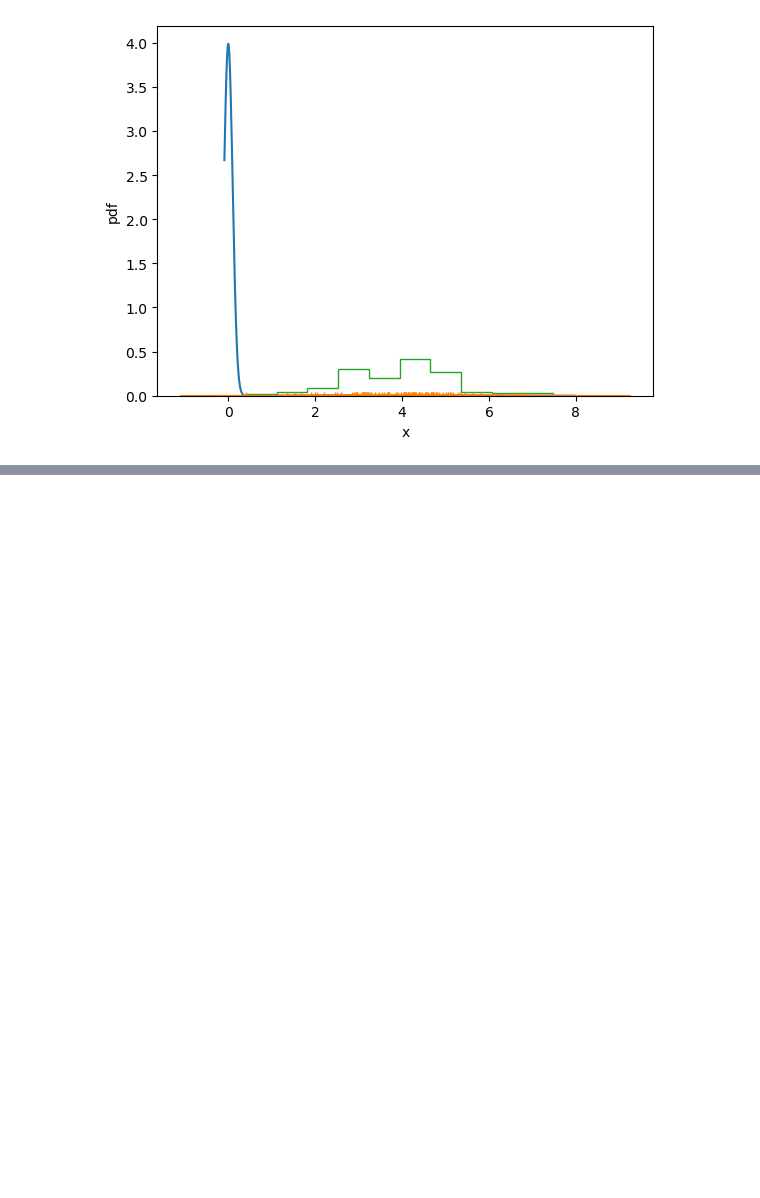
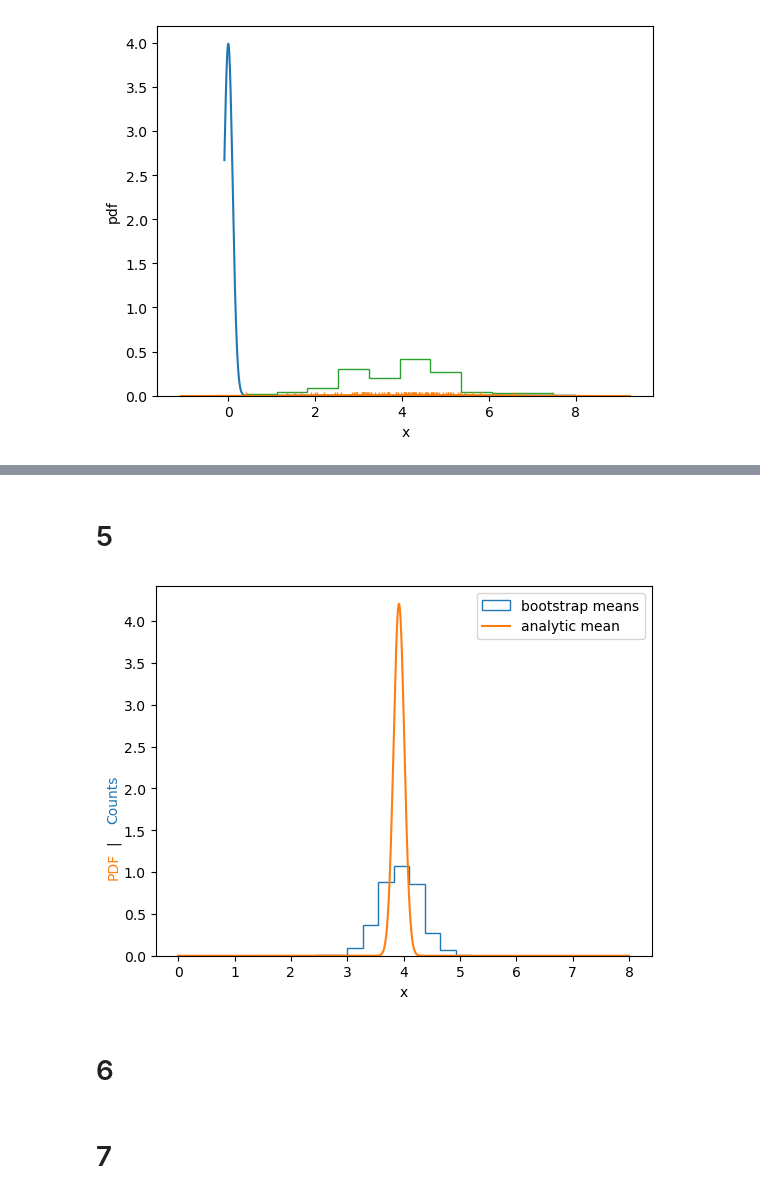
Before and after one commit to VanderbiltAstronomy/astr_8070_s24, a Jupyter notebook: coursework/student_folders/levi_schult/hws/vu_astr8070_s24_hw3.ipynb, the cells around one changed output, grey strips where cells are left out. Cells and saved outputs as stored; diff of their text form; code cells hidden in the pictures; blank space fills up the shorter version.

```diff
--- a/coursework/student_folders/levi_schult/hws/vu_astr8070_s24_hw3.ipynb
+++ b/coursework/student_folders/levi_schult/hws/vu_astr8070_s24_hw3.ipynb
@@ -141,0 +187,4 @@ chisq(bestfitmodel[0], bestfitmodel[1], data[:,0], data[:,1], plot=True);
+# %% [markdown]
+# 5
+# %%
+bts_data = bootstrapdata(data=data[:,0], uncert=data[:, 1])
@@ -141,0 +244,49 @@ chisq(bestfitmodel[0], bestfitmodel[1], data[:,0], data[:,1], plot=True);
+# %%
+# getting bootstrapped means and sigmas
+bootstrap_musig = bts_optimizer(bts_data, fn_name='hetgauss')
+# %%
+# LSS fancy plotting from https://stackoverflow.com/questions/33159134/matplotlib-y-axis-label-with-multiple-colors
+
+def multicolor_ylabel(ax,list_of_strings,list_of_colors,axis='x',anchorpad=0,**kw):
+    """this function creates axes labels with multiple colors
+    ax specifies the axes object where the labels should be drawn
+    list_of_strings is a list of all of the text items
+    list_if_colors is a corresponding list of colors for the strings
+    axis='x', 'y', or 'both' and specifies which label(s) should be drawn"""
+    from matplotlib.offsetbox import AnchoredOffsetbox, TextArea, HPacker, VPacker
+
+    # x-axis label
+    if axis=='x' or axis=='both':
+        boxes = [TextArea(text, textprops=dict(color=color, ha='left',va='bottom',**kw))
+                    for text,color in zip(list_of_strings,list_of_colors) ]
+        xbox = HPacker(children=boxes,align="center",pad=0, sep=5)
+        anchored_xbox = AnchoredOffsetbox(loc=3, child=xbox, pad=anchorpad,frameon=False,bbox_to_anchor=(0.2, -0.09),
+                                          bbox_transform=ax.transAxes, borderpad=0.)
+        ax.add_artist(anchored_xbox)
+
+    # y-axis label
+    if axis=='y' or axis=='both':
+        boxes = [TextArea(text, textprops=dict(color=color, ha='left',va='bottom',rotation=90,**kw))
+                     for text,color in zip(list_of_strings[::-1],list_of_colors) ]
+        ybox = VPacker(children=boxes,align="center", pad=0, sep=5)
+        anchored_ybox = AnchoredOffsetbox(loc=3, child=ybox, pad=anchorpad, frameon=False, bbox_to_anchor=(-0.10, 0.2),
+                                          bbox_transform=ax.transAxes, borderpad=0.)
+        ax.add_artist(anchored_ybox)
+# %%
+# LSS nice comparison plot
+xgrid = np.linspace(0, 8, 1000)
+ax = plt.subplot(111)
+ax.hist(bootstrap_musig[:, 0], density=True, histtype='step', label='bootstrap means')
+ax.plot(xgrid, scipy.stats.norm(datamean_an, datasigmu_an).pdf(xgrid), label='analytic mean')
+ax.legend()
+ax.set_xlabel('x')
+multicolor_ylabel(ax, ('PDF', '|', 'Counts'), ('C0', 'k', 'C1'), axis='y')
+
+
+#plt.ylabel('PDF', color='C1')
+# %% [output]
+[figure, added]
+# %% [markdown]
+# 6
+# %% [markdown]
+# 7
```
Also changed, not shown: parts of 13 cells of this notebook.
